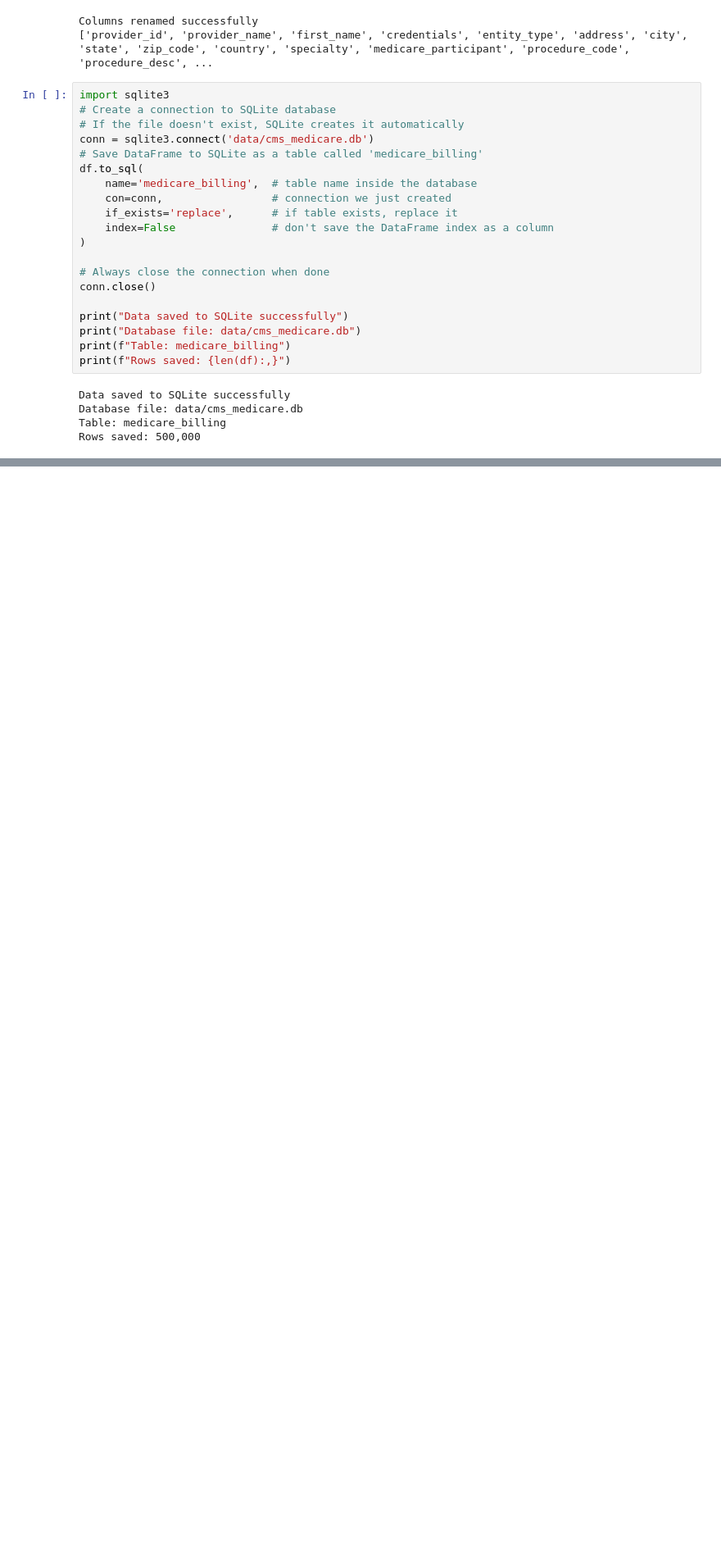
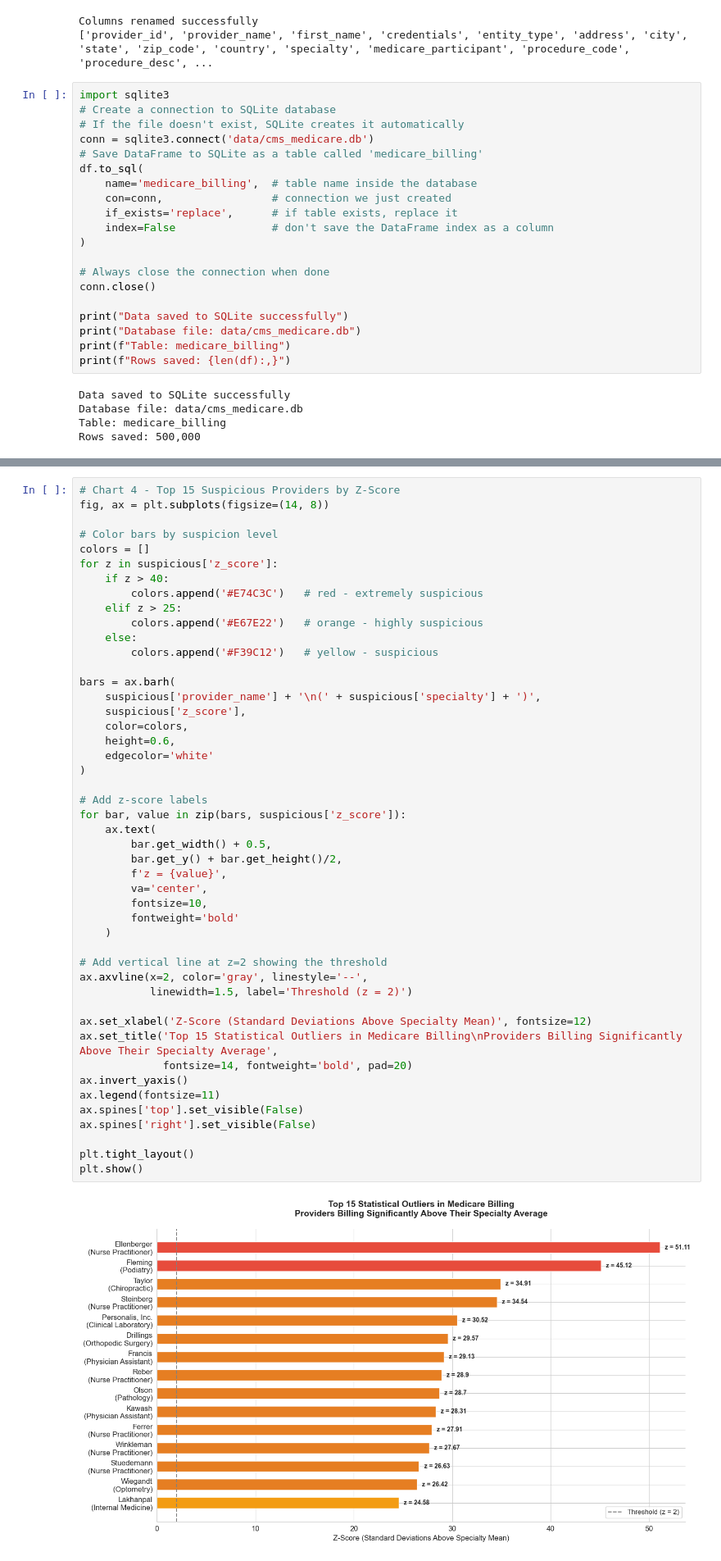
Before and after one commit to DhavalVibhakar99/Healthcare-Billing-Intelligence-System, a Jupyter notebook: 01_load_data.ipynb, the cells around one changed output, grey strips where cells are left out. Shown at 82% size. Cells and saved outputs as stored; diff of their text form; blank space fills up the shorter version.

```diff
--- a/01_load_data.ipynb
+++ b/01_load_data.ipynb
@@ -181,0 +681,49 @@ Rows saved: 500,000
+# %%
+# Chart 4 - Top 15 Suspicious Providers by Z-Score
+fig, ax = plt.subplots(figsize=(14, 8))
+
+# Color bars by suspicion level
+colors = []
+for z in suspicious['z_score']:
+    if z > 40:
+        colors.append('#E74C3C')   # red - extremely suspicious
+    elif z > 25:
+        colors.append('#E67E22')   # orange - highly suspicious
+    else:
+        colors.append('#F39C12')   # yellow - suspicious
+
+bars = ax.barh(
+    suspicious['provider_name'] + '\n(' + suspicious['specialty'] + ')',
+    suspicious['z_score'],
+    color=colors,
+    height=0.6,
+    edgecolor='white'
+)
+
+# Add z-score labels
+for bar, value in zip(bars, suspicious['z_score']):
+    ax.text(
+        bar.get_width() + 0.5,
+        bar.get_y() + bar.get_height()/2,
+        f'z = {value}',
+        va='center',
+        fontsize=10,
+        fontweight='bold'
+    )
+
+# Add vertical line at z=2 showing the threshold
+ax.axvline(x=2, color='gray', linestyle='--',
+           linewidth=1.5, label='Threshold (z = 2)')
+
+ax.set_xlabel('Z-Score (Standard Deviations Above Specialty Mean)', fontsize=12)
+ax.set_title('Top 15 Statistical Outliers in Medicare Billing\nProviders Billing Significantly Above Their Specialty Average',
+             fontsize=14, fontweight='bold', pad=20)
+ax.invert_yaxis()
+ax.legend(fontsize=11)
+ax.spines['top'].set_visible(False)
+ax.spines['right'].set_visible(False)
+
+plt.tight_layout()
+plt.show()
+# %% [output]
+[figure, added]
```
Also changed, not shown: parts of 18 cells of this notebook, 2 other files.
